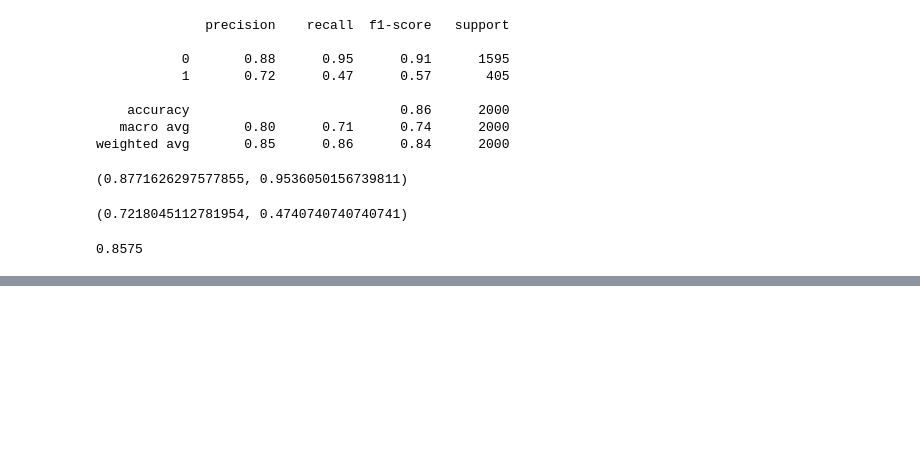
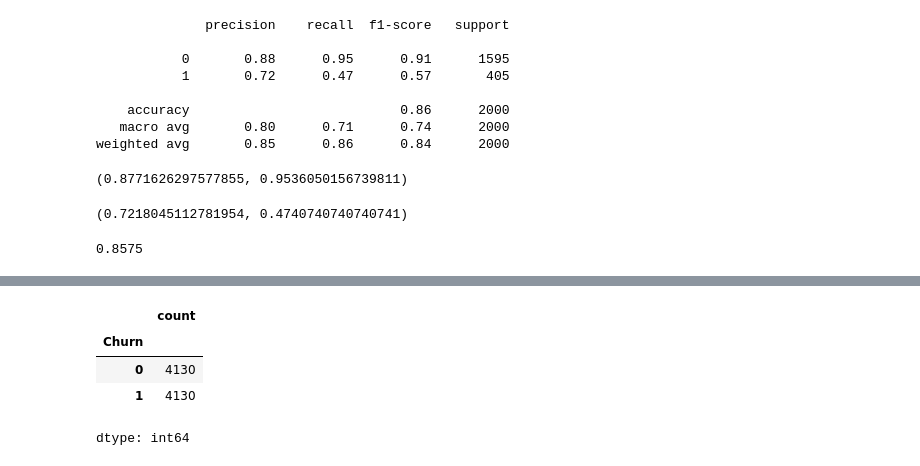
Before and after one commit to harshit-538/ML-DL, a Jupyter notebook: 5_customer_churn_prediction.ipynb, the cells around one changed output, grey strips where cells are left out. Saved outputs shown, nothing was run; the diff lists cells and outputs as text; code cells hidden in the pictures; blank space fills up the shorter version.

```diff
--- a/5_customer_churn_prediction.ipynb
+++ b/5_customer_churn_prediction.ipynb
@@ -781,0 +956,8 @@ Accuracy
+# %%
+y_train.value_counts()
+# %% [output]
+|  | count |
+| Churn |  |
+| 0 | 4130 |
+| 1 | 4130 |
+dtype: int64
```
Also changed, not shown: parts of 44 cells of this notebook.
